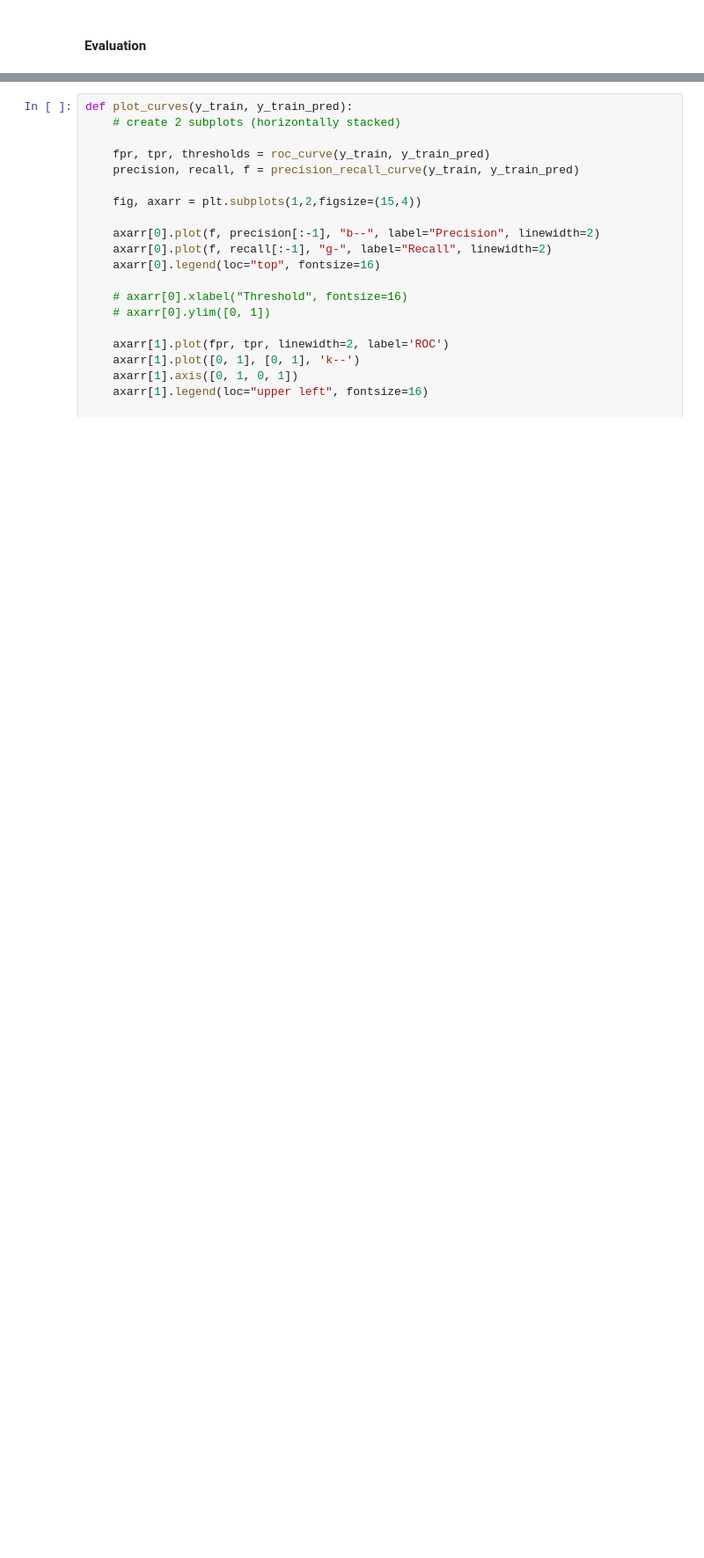
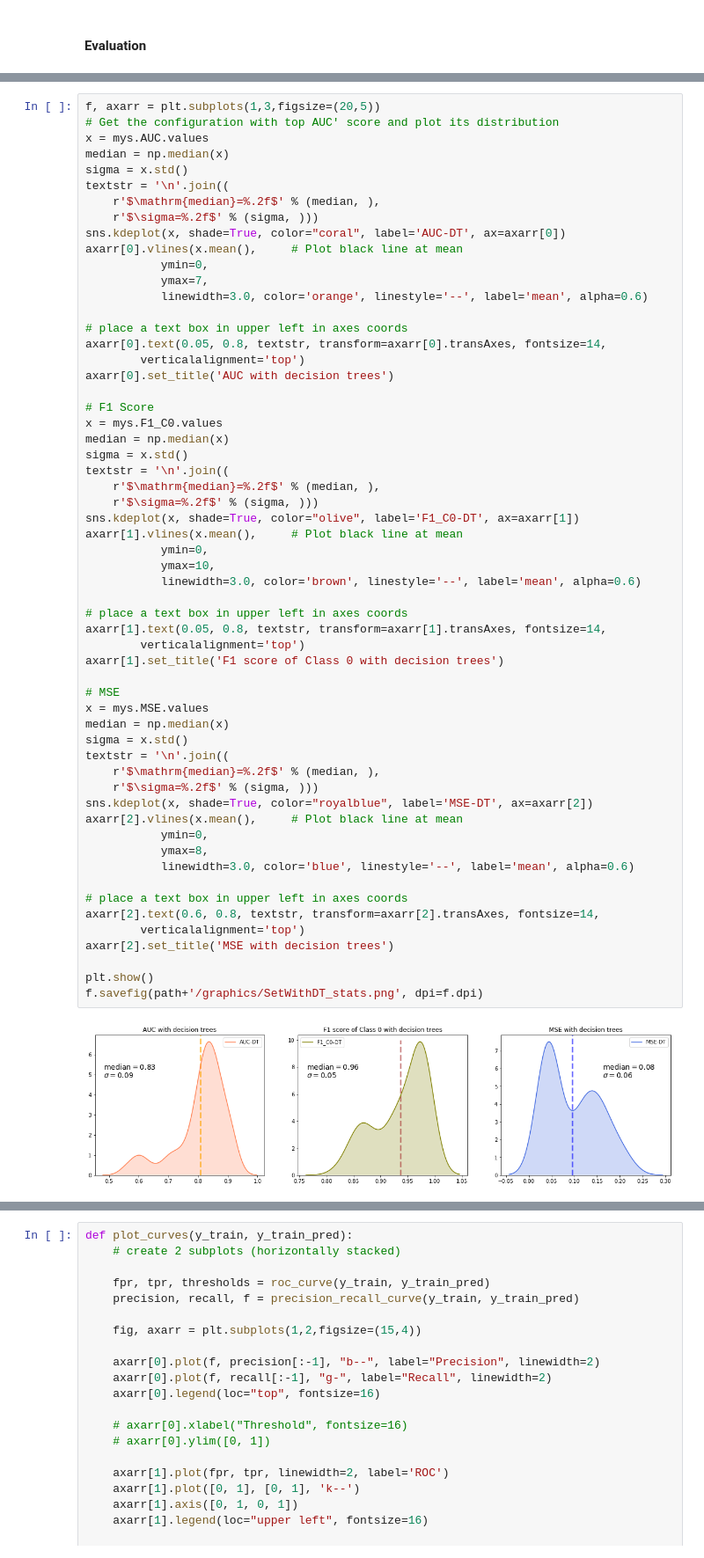
Before and after one commit to leegare/pet_insurance, a Jupyter notebook: notebook.ipynb, the cells around one changed output, grey strips where cells are left out. Shown at 88% size. Saved outputs shown, nothing was run; the diff lists cells and outputs as text; blank space fills up the shorter version.

```diff
--- a/notebook.ipynb
+++ b/notebook.ipynb
@@ -478,0 +468,60 @@ mys
+# %%
+f, axarr = plt.subplots(1,3,figsize=(20,5))
+# Get the configuration with top AUC' score and plot its distribution
+x = mys.AUC.values
+median = np.median(x)
+sigma = x.std()
+textstr = '\n'.join((
+    r'$\mathrm{median}=%.2f$' % (median, ),
+    r'$\sigma=%.2f$' % (sigma, )))
+sns.kdeplot(x, shade=True, color="coral", label='AUC-DT', ax=axarr[0])
+axarr[0].vlines(x.mean(),     # Plot black line at mean
+           ymin=0,
+           ymax=7,
+           linewidth=3.0, color='orange', linestyle='--', label='mean', alpha=0.6)
+
+# place a text box in upper left in axes coords
+axarr[0].text(0.05, 0.8, textstr, transform=axarr[0].transAxes, fontsize=14,
+        verticalalignment='top')
+axarr[0].set_title('AUC with decision trees')
+
+# F1 Score
+x = mys.F1_C0.values
+median = np.median(x)
+sigma = x.std()
+textstr = '\n'.join((
+    r'$\mathrm{median}=%.2f$' % (median, ),
+    r'$\sigma=%.2f$' % (sigma, )))
+sns.kdeplot(x, shade=True, color="olive", label='F1_C0-DT', ax=axarr[1])
+axarr[1].vlines(x.mean(),     # Plot black line at mean
+           ymin=0,
+           ymax=10,
+           linewidth=3.0, color='brown', linestyle='--', label='mean', alpha=0.6)
+
+# place a text box in upper left in axes coords
+axarr[1].text(0.05, 0.8, textstr, transform=axarr[1].transAxes, fontsize=14,
+        verticalalignment='top')
+axarr[1].set_title('F1 score of Class 0 with decision trees')
+
+# MSE
+x = mys.MSE.values
+median = np.median(x)
+sigma = x.std()
+textstr = '\n'.join((
+    r'$\mathrm{median}=%.2f$' % (median, ),
+    r'$\sigma=%.2f$' % (sigma, )))
+sns.kdeplot(x, shade=True, color="royalblue", label='MSE-DT', ax=axarr[2])
+axarr[2].vlines(x.mean(),     # Plot black line at mean
+           ymin=0,
+           ymax=8,
+           linewidth=3.0, color='blue', linestyle='--', label='mean', alpha=0.6)
+
+# place a text box in upper left in axes coords
+axarr[2].text(0.6, 0.8, textstr, transform=axarr[2].transAxes, fontsize=14,
+        verticalalignment='top')
+axarr[2].set_title('MSE with decision trees')
+
+plt.show()
+f.savefig(path+'/graphics/SetWithDT_stats.png', dpi=f.dpi)
+# %% [output]
+[figure, added]
```
Also changed, not shown: parts of 21 cells of this notebook, 4 other files.
